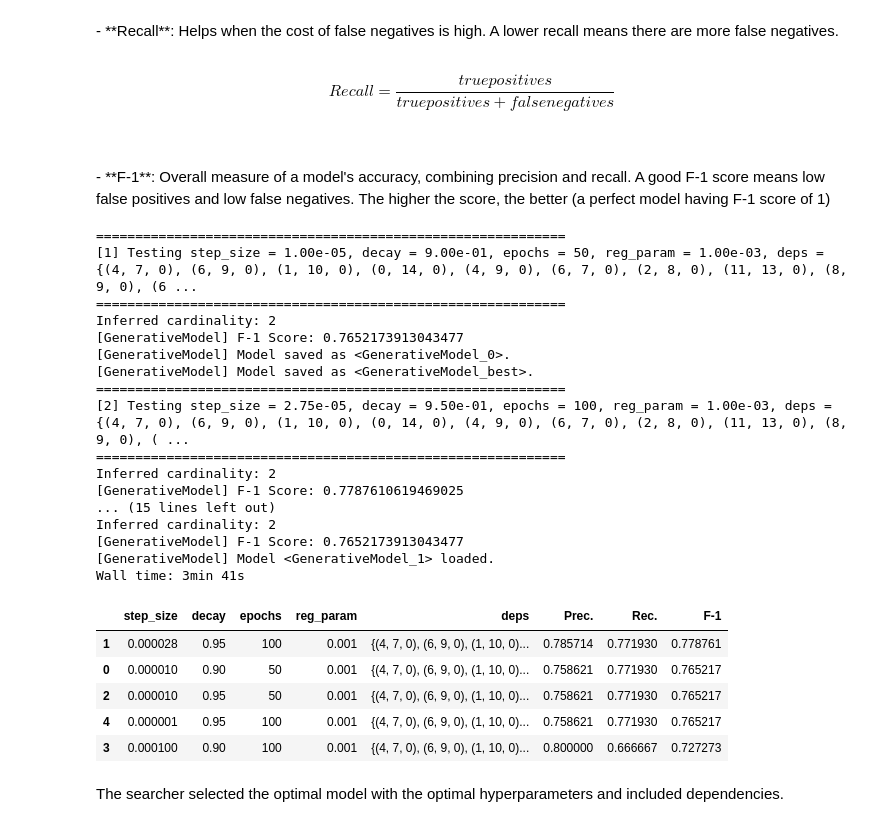
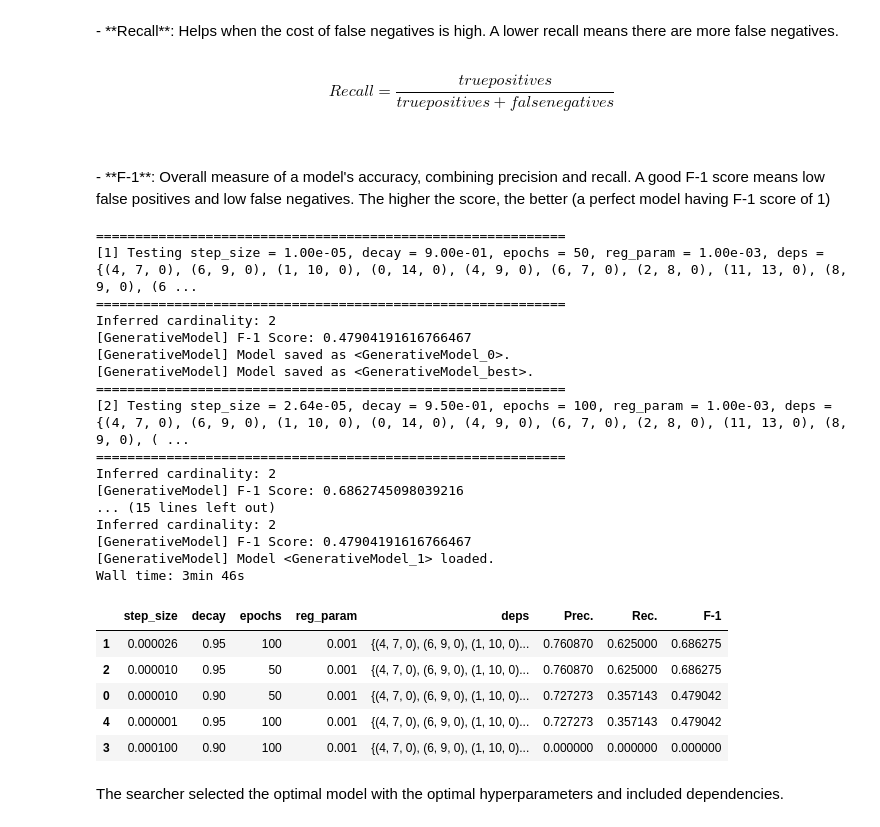
Before and after one commit to EricaXia/snorkel, a Jupyter notebook: snorkel_part_3.ipynb, the cells around one changed output. Drawn from its saved outputs; the diff is of its cells as text; code cells hidden in the pictures.

```diff
--- a/snorkel_part_3.ipynb
+++ b/snorkel_part_3.ipynb
@@ -94,43 +109,48 @@ $$Recall = \frac{truepositives}{truepositives + falsenegatives}$$
 # %%
 from snorkel.learning import GenerativeModel
 from snorkel.learning import RandomSearch
 
 param_ranges = {
     'step_size' : [1e-3, 1e-4, 1e-5, 1e-6, 0.1/L_train.shape[0]],
     'decay'     : [0.9, 0.95],
     'epochs'    : [50, 100],
     'reg_param' : [1e-3],
     'deps': [deps]
 }
 
-model_class_params = {'lf_propensity' : True}
+model_class_params = {
+    'class_prior': True,
+    'lf_prior': True,
+    'lf_propensity' : True,
+    'lf_class_propensity': True,
+                     }
 
 searcher = RandomSearch(GenerativeModel, param_ranges, L_train, n=5, model_class_params=model_class_params)
 %time gen_model, run_stats = searcher.fit(L_dev, L_gold_dev)
 run_stats
 # %% [output]
 ============================================================
 [1] Testing step_size = 1.00e-05, decay = 9.00e-01, epochs = 50, reg_param = 1.00e-03, deps = {(4, 7, 0), (6, 9, 0), (1, 10, 0), (0, 14, 0), (4, 9, 0), (6, 7, 0), (2, 8, 0), (11, 13, 0), (8, 9, 0), (6 ...
 ============================================================
 Inferred cardinality: 2
-[GenerativeModel] F-1 Score: 0.7652173913043477
+[GenerativeModel] F-1 Score: 0.47904191616766467
 [GenerativeModel] Model saved as <GenerativeModel_0>.
 [GenerativeModel] Model saved as <GenerativeModel_best>.
 ============================================================
-[2] Testing step_size = 2.75e-05, decay = 9.50e-01, epochs = 100, reg_param = 1.00e-03, deps = {(4, 7, 0), (6, 9, 0), (1, 10, 0), (0, 14, 0), (4, 9, 0), (6, 7, 0), (2, 8, 0), (11, 13, 0), (8, 9, 0), ( ...
+[2] Testing step_size = 2.64e-05, decay = 9.50e-01, epochs = 100, reg_param = 1.00e-03, deps = {(4, 7, 0), (6, 9, 0), (1, 10, 0), (0, 14, 0), (4, 9, 0), (6, 7, 0), (2, 8, 0), (11, 13, 0), (8, 9, 0), ( ...
 ============================================================
 Inferred cardinality: 2
-[GenerativeModel] F-1 Score: 0.7787610619469025
+[GenerativeModel] F-1 Score: 0.6862745098039216
 ... (15 lines left out)
 Inferred cardinality: 2
-[GenerativeModel] F-1 Score: 0.7652173913043477
+[GenerativeModel] F-1 Score: 0.47904191616766467
 [GenerativeModel] Model <GenerativeModel_1> loaded.
-Wall time: 3min 41s
+Wall time: 3min 46s
 |  | step_size | decay | epochs | reg_param | deps | Prec. | Rec. | F-1 |
-| 1 | 0.000028 | 0.95 | 100 | 0.001 | {(4, 7, 0), (6, 9, 0), (1, 10, 0)... | 0.785714 | 0.771930 | 0.778761 |
-| 0 | 0.000010 | 0.90 | 50 | 0.001 | {(4, 7, 0), (6, 9, 0), (1, 10, 0)... | 0.758621 | 0.771930 | 0.765217 |
-| 2 | 0.000010 | 0.95 | 50 | 0.001 | {(4, 7, 0), (6, 9, 0), (1, 10, 0)... | 0.758621 | 0.771930 | 0.765217 |
-| 4 | 0.000001 | 0.95 | 100 | 0.001 | {(4, 7, 0), (6, 9, 0), (1, 10, 0)... | 0.758621 | 0.771930 | 0.765217 |
-| 3 | 0.000100 | 0.90 | 100 | 0.001 | {(4, 7, 0), (6, 9, 0), (1, 10, 0)... | 0.800000 | 0.666667 | 0.727273 |
+| 1 | 0.000026 | 0.95 | 100 | 0.001 | {(4, 7, 0), (6, 9, 0), (1, 10, 0)... | 0.760870 | 0.625000 | 0.686275 |
+| 2 | 0.000010 | 0.95 | 50 | 0.001 | {(4, 7, 0), (6, 9, 0), (1, 10, 0)... | 0.760870 | 0.625000 | 0.686275 |
+| 0 | 0.000010 | 0.90 | 50 | 0.001 | {(4, 7, 0), (6, 9, 0), (1, 10, 0)... | 0.727273 | 0.357143 | 0.479042 |
+| 4 | 0.000001 | 0.95 | 100 | 0.001 | {(4, 7, 0), (6, 9, 0), (1, 10, 0)... | 0.727273 | 0.357143 | 0.479042 |
+| 3 | 0.000100 | 0.90 | 100 | 0.001 | {(4, 7, 0), (6, 9, 0), (1, 10, 0)... | 0.000000 | 0.000000 | 0.000000 |
 # %% [markdown]
 The searcher selected the optimal model with the optimal hyperparameters and included dependencies.
```
Also changed, not shown: parts of 16 cells of this notebook, 8 other files.
